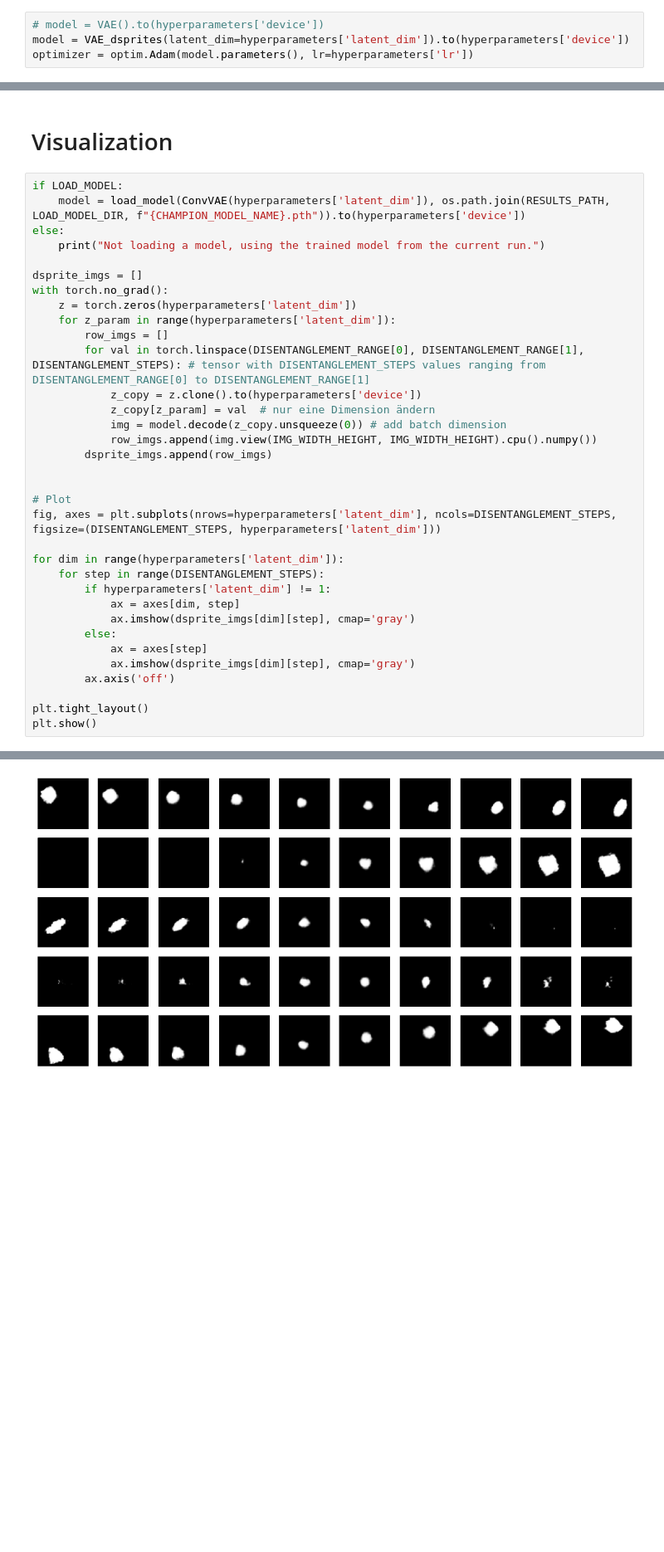
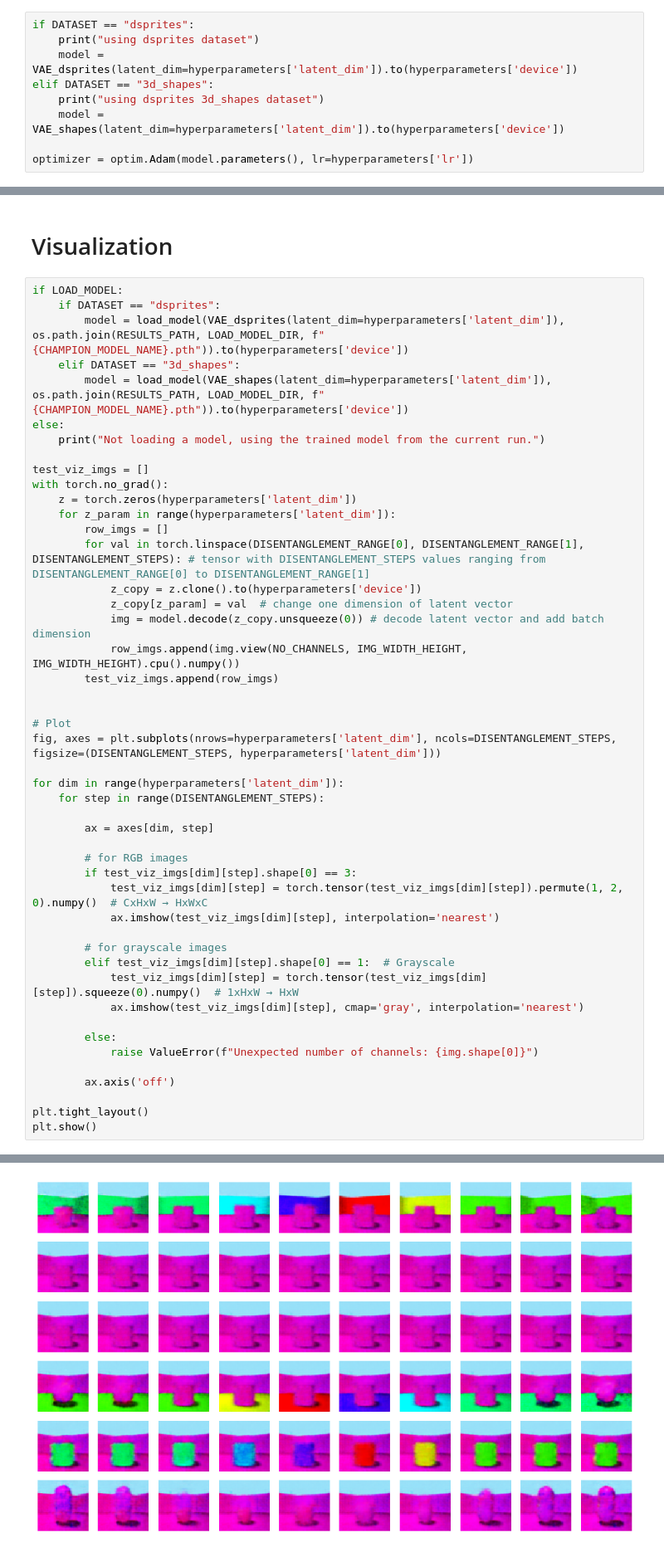
Before and after one commit to arneallwardt/Beta_VAE, a Jupyter notebook: beta_vae_dsprites.ipynb, the cells around one changed output, grey strips where cells are left out. Shown: that part at 83% size. Saved outputs shown, nothing was run; the diff lists cells and outputs as text; blank space fills up the shorter version.

Commit message:
feat: 3d_shapes beta VAE

```diff
--- a/beta_vae_dsprites.ipynb
+++ b/beta_vae_dsprites.ipynb
@@ -313,4 +404,9 @@ class VAE_dsprites(nn.Module):
 # %%
-# model = VAE().to(hyperparameters['device'])
-model = VAE_dsprites(latent_dim=hyperparameters['latent_dim']).to(hyperparameters['device'])
+if DATASET == "dsprites":
+    print("using dsprites dataset")
+    model = VAE_dsprites(latent_dim=hyperparameters['latent_dim']).to(hyperparameters['device'])
+elif DATASET == "3d_shapes":
+    print("using dsprites 3d_shapes dataset")
+    model = VAE_shapes(latent_dim=hyperparameters['latent_dim']).to(hyperparameters['device'])
+
 optimizer = optim.Adam(model.parameters(), lr=hyperparameters['lr'])
@@ -487,21 +586,24 @@ plt.show()
 # Visualization
 # %%
 if LOAD_MODEL:
-    model = load_model(ConvVAE(hyperparameters['latent_dim']), os.path.join(RESULTS_PATH, LOAD_MODEL_DIR, f"{CHAMPION_MODEL_NAME}.pth")).to(hyperparameters['device'])
+    if DATASET == "dsprites":
+        model = load_model(VAE_dsprites(latent_dim=hyperparameters['latent_dim']), os.path.join(RESULTS_PATH, LOAD_MODEL_DIR, f"{CHAMPION_MODEL_NAME}.pth")).to(hyperparameters['device'])
+    elif DATASET == "3d_shapes":
+        model = load_model(VAE_shapes(latent_dim=hyperparameters['latent_dim']), os.path.join(RESULTS_PATH, LOAD_MODEL_DIR, f"{CHAMPION_MODEL_NAME}.pth")).to(hyperparameters['device'])
 else:
     print("Not loading a model, using the trained model from the current run.")
 
-dsprite_imgs = []
+test_viz_imgs = []
 with torch.no_grad():
     z = torch.zeros(hyperparameters['latent_dim'])
     for z_param in range(hyperparameters['latent_dim']):
         row_imgs = []
         for val in torch.linspace(DISENTANGLEMENT_RANGE[0], DISENTANGLEMENT_RANGE[1], DISENTANGLEMENT_STEPS): # tensor with DISENTANGLEMENT_STEPS values ranging from DISENTANGLEMENT_RANGE[0] to DISENTANGLEMENT_RANGE[1]
             z_copy = z.clone().to(hyperparameters['device'])
-            z_copy[z_param] = val  # nur eine Dimension ändern
-            img = model.decode(z_copy.unsqueeze(0)) # add batch dimension
-            row_imgs.append(img.view(IMG_WIDTH_HEIGHT, IMG_WIDTH_HEIGHT).cpu().numpy())
-        dsprite_imgs.append(row_imgs)
+            z_copy[z_param] = val  # change one dimension of latent vector
+            img = model.decode(z_copy.unsqueeze(0)) # decode latent vector and add batch dimension
+            row_imgs.append(img.view(NO_CHANNELS, IMG_WIDTH_HEIGHT, IMG_WIDTH_HEIGHT).cpu().numpy())
+        test_viz_imgs.append(row_imgs)
 
 
 # Plot
@@ -509,12 +611,22 @@ fig, axes = plt.subplots(nrows=hyperparameters['latent_dim'], ncols=DISENTANGLEM
 
 for dim in range(hyperparameters['latent_dim']):
     for step in range(DISENTANGLEMENT_STEPS):
-        if hyperparameters['latent_dim'] != 1:
-            ax = axes[dim, step]
-            ax.imshow(dsprite_imgs[dim][step], cmap='gray')
+
+        ax = axes[dim, step]
+
+        # for RGB images
+        if test_viz_imgs[dim][step].shape[0] == 3:
+            test_viz_imgs[dim][step] = torch.tensor(test_viz_imgs[dim][step]).permute(1, 2, 0).numpy()  # CxHxW → HxWxC
+            ax.imshow(test_viz_imgs[dim][step], interpolation='nearest')
+
+        # for grayscale images
+        elif test_viz_imgs[dim][step].shape[0] == 1:  # Grayscale
+            test_viz_imgs[dim][step] = torch.tensor(test_viz_imgs[dim][step]).squeeze(0).numpy()  # 1xHxW → HxW
+            ax.imshow(test_viz_imgs[dim][step], cmap='gray', interpolation='nearest')
+
         else:
-            ax = axes[step]
-            ax.imshow(dsprite_imgs[dim][step], cmap='gray')
+            raise ValueError(f"Unexpected number of channels: {img.shape[0]}")
+
         ax.axis('off')
 
 plt.tight_layout()
@@ -524 +636 @@ Not loading a model, using the trained model from the current run.
-[figure, old version]
+[figure, new version]
```
Also changed, not shown: parts of 16 cells of this notebook.
